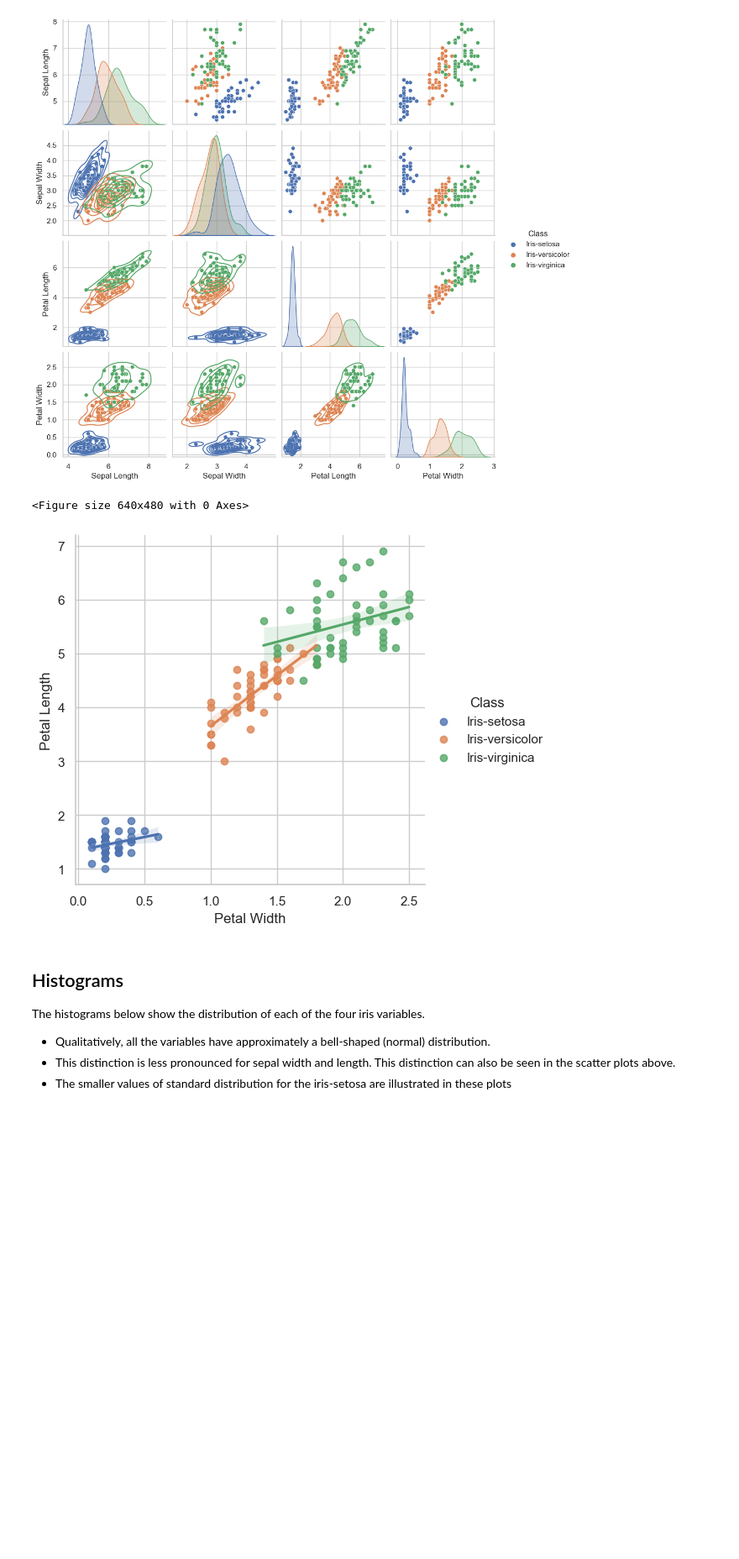
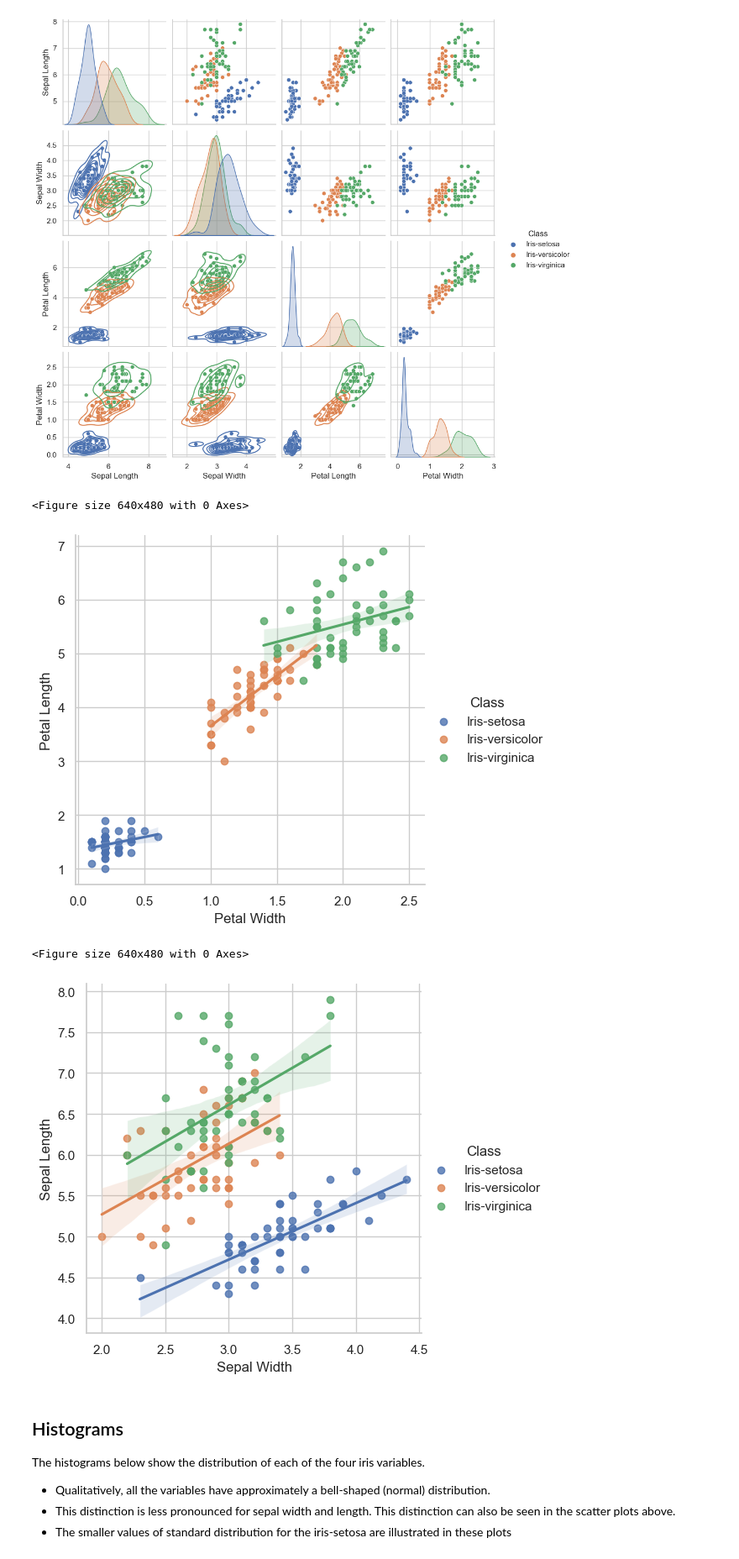
Before and after one commit to Eilis9/pands-project, a Jupyter notebook: analysis.ipynb, the cells around one changed output. Shown at 84% size. Saved outputs shown, nothing was run; the diff lists cells and outputs as text; code cells hidden in the pictures; blank space fills up the shorter version.

```diff
--- a/analysis.ipynb
+++ b/analysis.ipynb
@@ -242,14 +261,20 @@ plt.show()
 # %% [output]
 [figure]
 # %%
+# Plot scatters with linear regression fit [18]
 plt.figure()
-# Plot a scatter with linear regression
 sns.lmplot(x ='Petal Width', y ='Petal Length', data = data, hue="Class")
+plt.savefig("plots/petal_scatter.png")
 plt.show()
-#plt.savefig("plots/petal_scatter.png")
+plt.figure()
+sns.lmplot(x ='Sepal Width', y ='Sepal Length', data = data, hue="Class")
+plt.savefig("plots/sepal_scatter.png")
+plt.show()
 # %% [output]
 <Figure size 640x480 with 0 Axes>
 [figure]
+<Figure size 640x480 with 0 Axes>
+[figure, added]
 # %% [markdown]
 ## Histograms
 The histograms below show the distribution of each of the four iris variables.
```
Also changed, not shown: parts of 13 cells of this notebook, 15 other files.
